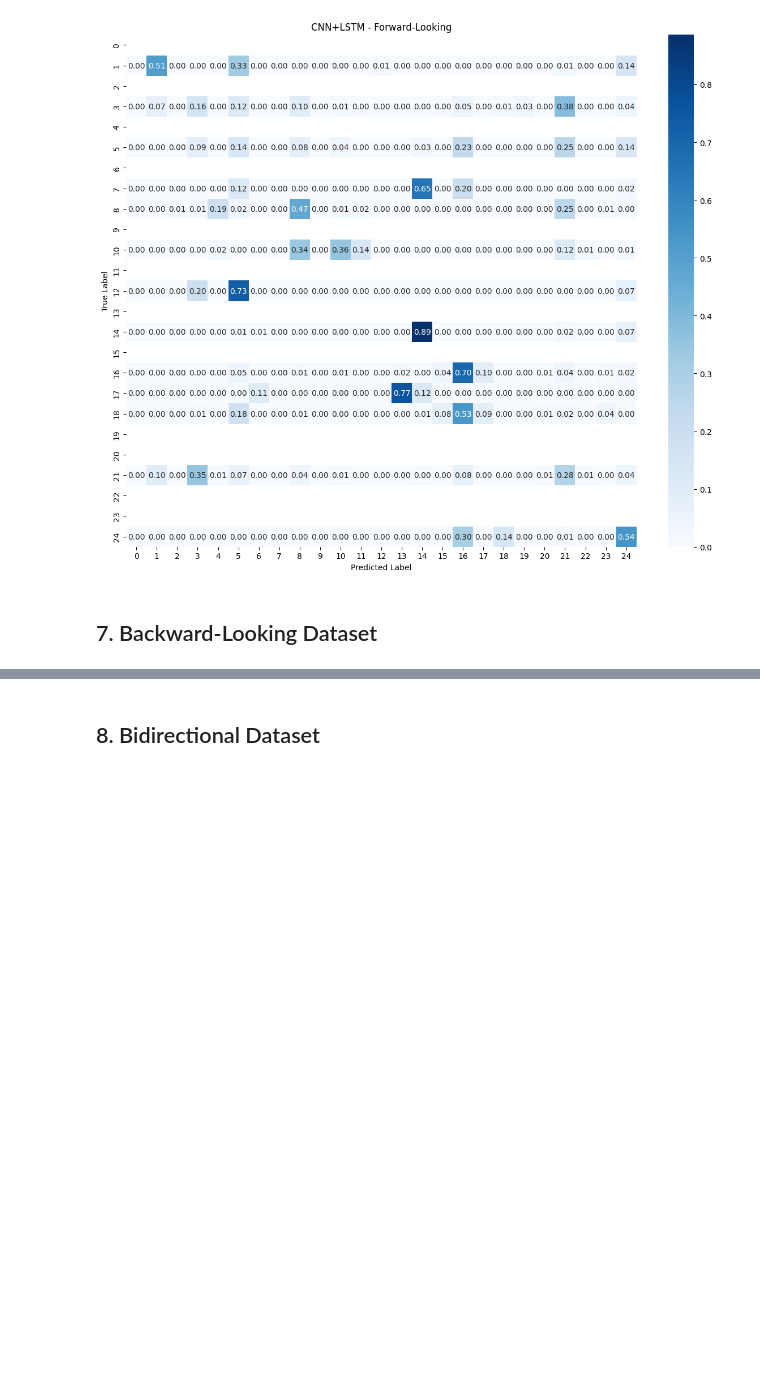
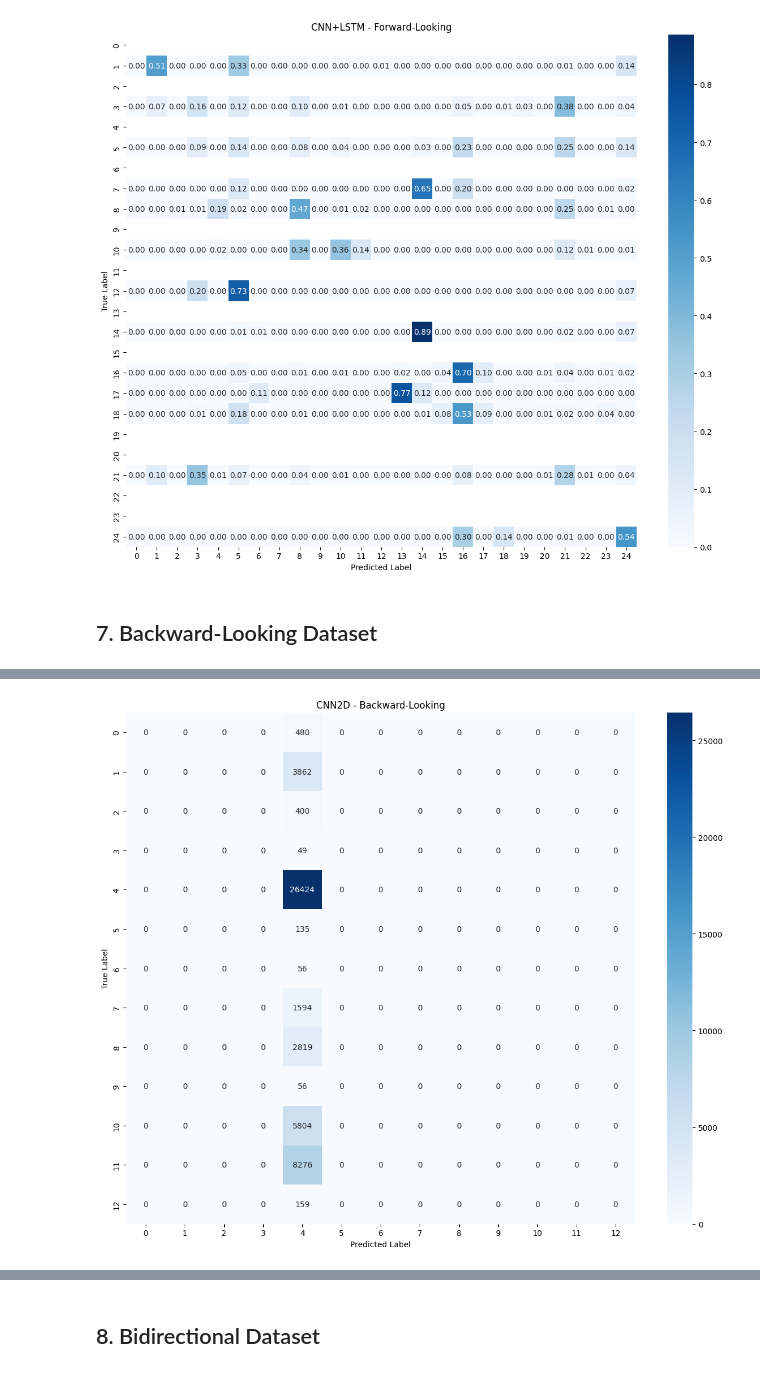
Before and after one commit to jgabrielsg/Calf-Behavior-Classification, a Jupyter notebook: modelos_comparacao.ipynb, the cells around one changed output, grey strips where cells are left out. Drawn from its saved outputs; the diff is of its cells as text; code cells hidden in the pictures; blank space fills up the shorter version.

Commit message:
resultados testes preliminares de modelos simples

```diff
--- a/modelos_comparacao.ipynb
+++ b/modelos_comparacao.ipynb
@@ -608,10 +646,11 @@ plot_confusion_matrix(cm, 'CNN1D - Backward-Looking')
 # CNN2D - Backward-Looking
 print("\nCNN2D - Backward")
 model_cnn2d_backward = CNN2D_Model(num_classes=num_classes)
-trained_model = train_model(model_cnn2d_backward, train_loader, val_loader, epochs=20, lr=0.01)
+trained_model = train_model(model_cnn2d_backward, train_loader, val_loader, epochs=5, lr=0.01)
 acc, f1_macro, f1_weighted, cm, preds, labels = evaluate_model(trained_model, test_loader)
 results_backward['CNN2D'] = {'acc': acc, 'f1_macro': f1_macro, 'f1_weighted': f1_weighted, 'cm': cm}
 print(f"Test Accuracy: {acc*100:.2f}%")
 print(f"F1-Macro: {f1_macro*100:.2f}%")
 print(f"F1-Weighted: {f1_weighted*100:.2f}%")
 plot_confusion_matrix(cm, 'CNN2D - Backward-Looking')
+# %% [output]
@@ -618,3 +666,4 @@ plot_confusion_matrix(cm, 'CNN2D - Backward-Looking')
+[figure, added]
 # %%
 # CNN+LSTM - Backward-Looking
 print("\nCNN+LSTM - Backward")
```
Also changed, not shown: parts of 14 cells of this notebook, 3 other files.
